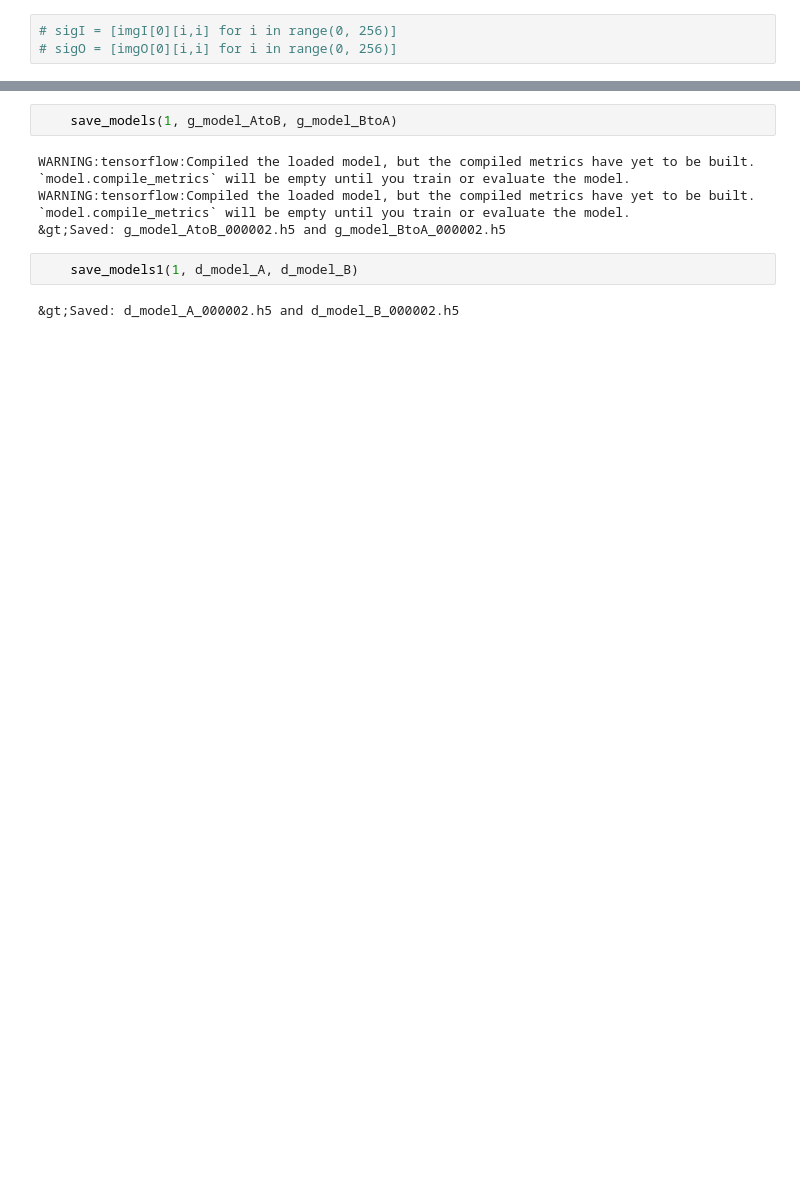
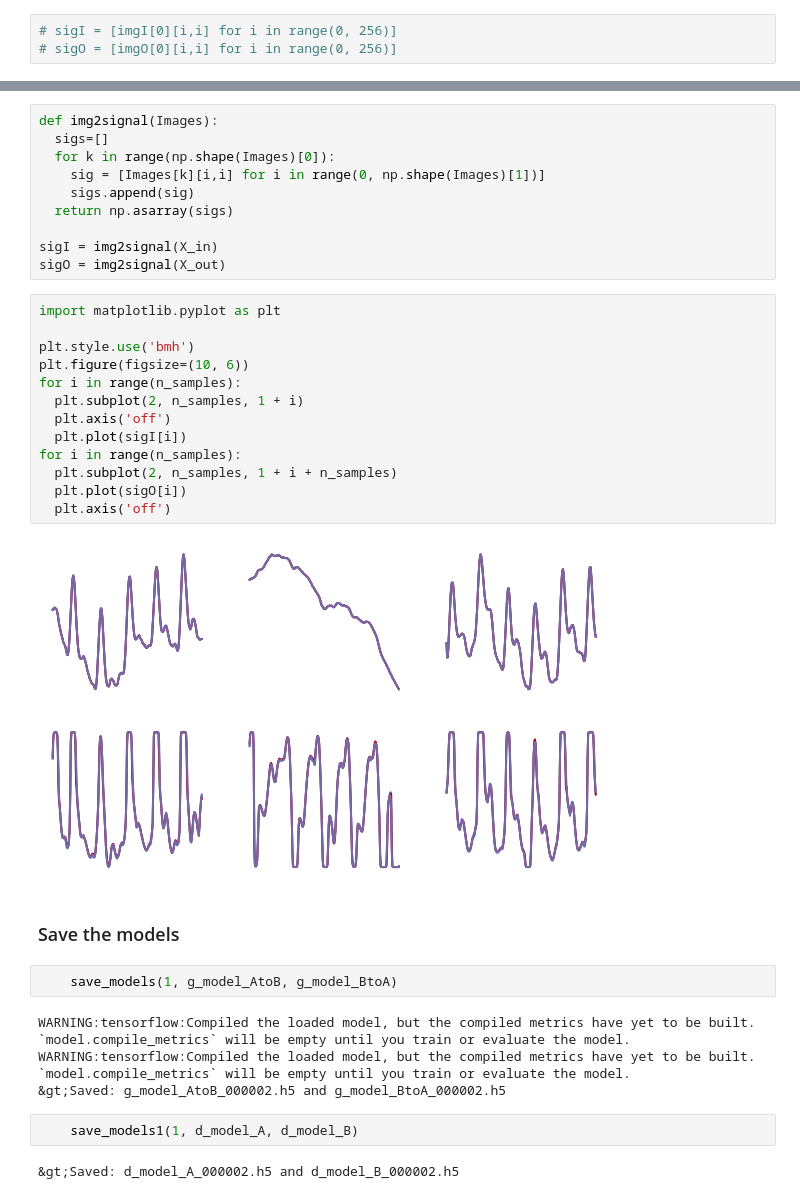
Before and after one commit to LongNguyen1984/GANLearning, a Jupyter notebook: CycleGAN_restNet3.ipynb, the cells around one changed output, grey strips where cells are left out. Saved outputs shown, nothing was run; the diff lists cells and outputs as text; blank space fills up the shorter version.

```diff
--- a/CycleGAN_restNet3.ipynb
+++ b/CycleGAN_restNet3.ipynb
@@ -1600,3 +1807,30 @@ for i in range(n_samples):
+# %%
+def img2signal(Images):
+  sigs=[]
+  for k in range(np.shape(Images)[0]):
+    sig = [Images[k][i,i] for i in range(0, np.shape(Images)[1])]
+    sigs.append(sig)
+  return np.asarray(sigs)
+
+sigI = img2signal(X_in)
+sigO = img2signal(X_out)
+# %%
+import matplotlib.pyplot as plt
+
+plt.style.use('bmh')
+plt.figure(figsize=(10, 6))
+for i in range(n_samples):
+  plt.subplot(2, n_samples, 1 + i)
+  plt.axis('off')
+  plt.plot(sigI[i])
+for i in range(n_samples):
+  plt.subplot(2, n_samples, 1 + i + n_samples)
+  plt.plot(sigO[i])
+  plt.axis('off')
+# %% [output]
+[figure, added]
+# %% [markdown]
+### Save the models
 # %%
 	save_models(1, g_model_AtoB, g_model_BtoA)
 # %% [output]
```
Also changed, not shown: parts of 26 cells of this notebook.
